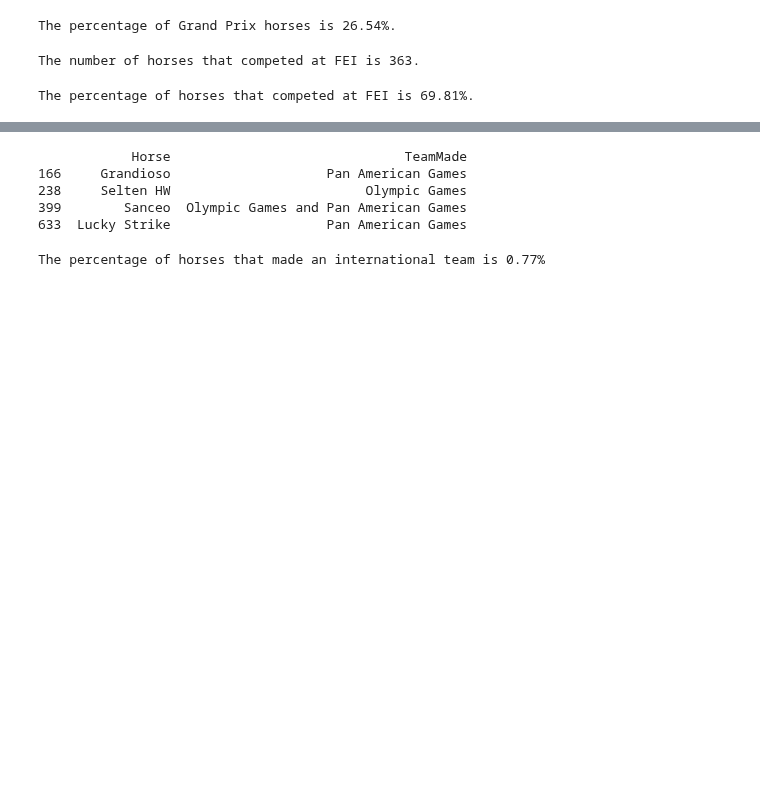
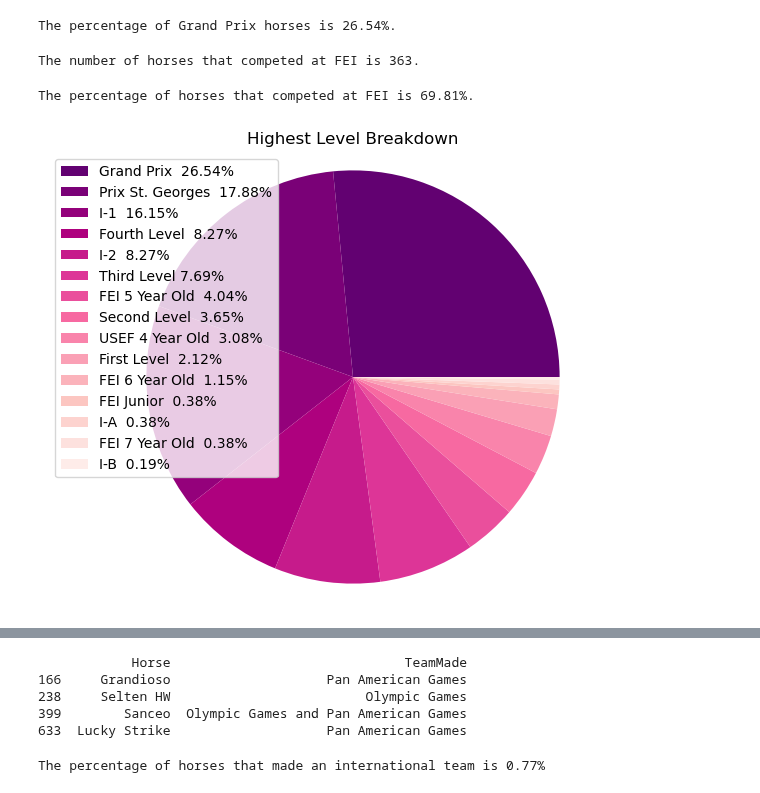
Before and after one commit to siobyrne/young-dressage-horse-program-analysis, a Jupyter notebook: younghorse.ipynb, the cells around one changed output, grey strips where cells are left out. Drawn from its saved outputs; the diff is of its cells as text; code cells hidden in the pictures; blank space fills up the shorter version.

```diff
--- a/younghorse.ipynb
+++ b/younghorse.ipynb
@@ -166,3 +178,23 @@ fei_percentage = round(fei_percentage, 2)
 print(f"The percentage of horses that competed at FEI is {fei_percentage}%.")
 # %% [output]
 The percentage of horses that competed at FEI is 69.81%.
+# %%
+all_level_groups = championship_df[(championship_df["Year"] <= 2019) &
+                             (championship_df["Division"].str.contains("USEF4|FEI5|FEI6"))]
+all_level_groups = all_level_groups.drop_duplicates(subset=['USDFNumber'])
+all_level_count = all_level_groups["HighestLevel"].value_counts()
+all_level_labels = ['Grand Prix  26.54%', 'Prix St. Georges  17.88%', 'I-1  16.15%', 'Fourth Level  8.27%', 'I-2  8.27%', 'Third Level 7.69%', 'FEI 5 Year Old  4.04%',
+'Second Level  3.65%', 'USEF 4 Year Old  3.08%', 'First Level  2.12%', 'FEI 6 Year Old  1.15%', 'FEI Junior  0.38%', 'I-A  0.38%', 'FEI 7 Year Old  0.38%', 'I-B  0.19%']
+
+
+palette_color = sns.color_palette('RdPu_r', 15)
+colors = []
+
+patches, colors = plt.pie(all_level_count, colors=palette_color)
+plt.legend(patches,all_level_labels, loc='upper left')
+plt.axis('equal')
+plt.tight_layout()
+plt.title("Highest Level Breakdown")
+plt.show()
+# %% [output]
+[figure, added]
```
Also changed, not shown: parts of 4 cells of this notebook.
